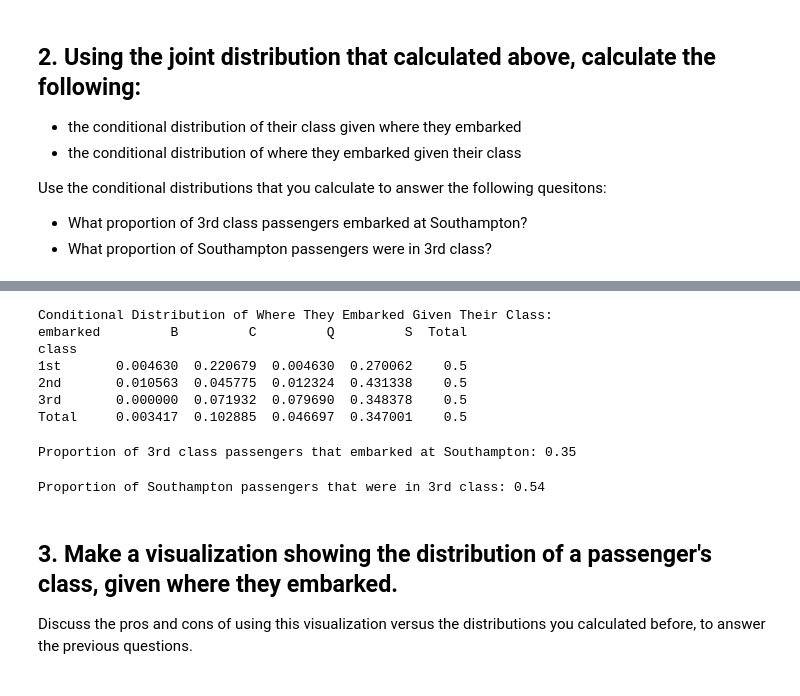
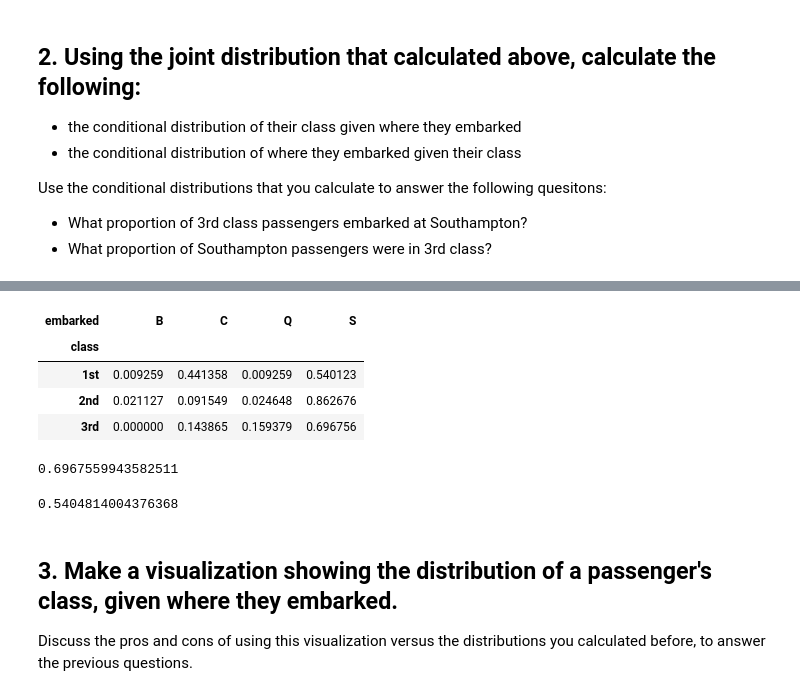
Before and after one commit to jlee932cp/GSB544_JosephLee, a Jupyter notebook: practiceActivity2_1_JosephLee.ipynb, the cells around one changed output, grey strips where cells are left out. Cells and saved outputs as stored; diff of their text form; code cells hidden in the pictures.

```diff
--- a/practiceActivity2_1_JosephLee.ipynb
+++ b/practiceActivity2_1_JosephLee.ipynb
@@ -125,28 +134,25 @@ Total     0.500000  0.500000  0.500000  0.500000  0.500000
 # %%
 # Conditional Distribution of Where They Embarked Given Their Class
-cond_dist_embarked_given_class = cross_tab.divide(cross_tab.sum(axis=1), axis=0)
-print("Conditional Distribution of Where They Embarked Given Their Class:")
-print(cond_dist_embarked_given_class)
+cond_dist_embarked_given_class = pd.crosstab(df_titanic_passengers['class'], df_titanic_passengers['embarked'], normalize='index')
+cond_dist_embarked_given_class
 # %% [output]
-Conditional Distribution of Where They Embarked Given Their Class:
-embarked         B         C         Q         S  Total
-class
-1st       0.004630  0.220679  0.004630  0.270062    0.5
-2nd       0.010563  0.045775  0.012324  0.431338    0.5
-3rd       0.000000  0.071932  0.079690  0.348378    0.5
-Total     0.003417  0.102885  0.046697  0.347001    0.5
+| embarked | B | C | Q | S |
+| class |  |  |  |  |
+| 1st | 0.009259 | 0.441358 | 0.009259 | 0.540123 |
+| 2nd | 0.021127 | 0.091549 | 0.024648 | 0.862676 |
+| 3rd | 0.000000 | 0.143865 | 0.159379 | 0.696756 |
 # %%
 # Proportion of 3rd class passengers that embarked at Southampton
-prop_3rd_class_Southampton = cond_dist_embarked_given_class.loc['3rd', 'S']
-print(f"Proportion of 3rd class passengers that embarked at Southampton: {prop_3rd_class_Southampton:.2f}")
+prop_3rd_Southampton = cond_dist_embarked_given_class.loc['3rd', 'S']
+prop_3rd_Southampton
 # %% [output]
-Proportion of 3rd class passengers that embarked at Southampton: 0.35
+0.6967559943582511
 # %%
 # Proportion of Southampton passengers that were in 3rd class
-prop_Southampton_3rd_class = cond_dist_class_given_embarked.loc['3rd', 'S']
-print(f"Proportion of Southampton passengers that were in 3rd class: {prop_Southampton_3rd_class:.2f}")
+proportion_Southampton_3rd = cond_dist_class_given_embarked.loc['S', '3rd']
+proportion_Southampton_3rd
 # %% [output]
-Proportion of Southampton passengers that were in 3rd class: 0.54
+0.5404814004376368
 # %% [markdown]
 ## 3. Make a visualization showing the distribution of a passenger's class, given where they embarked.
 
```
Also changed, not shown: parts of 10 cells of this notebook, 1 other file.
